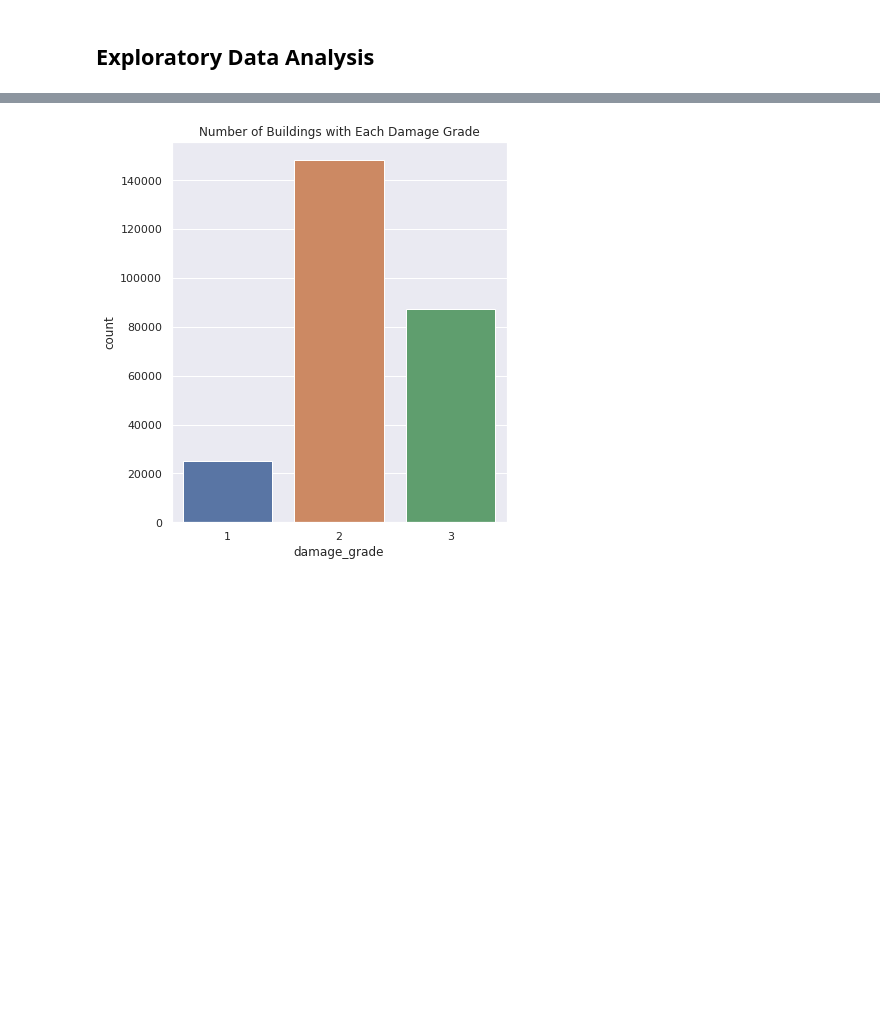
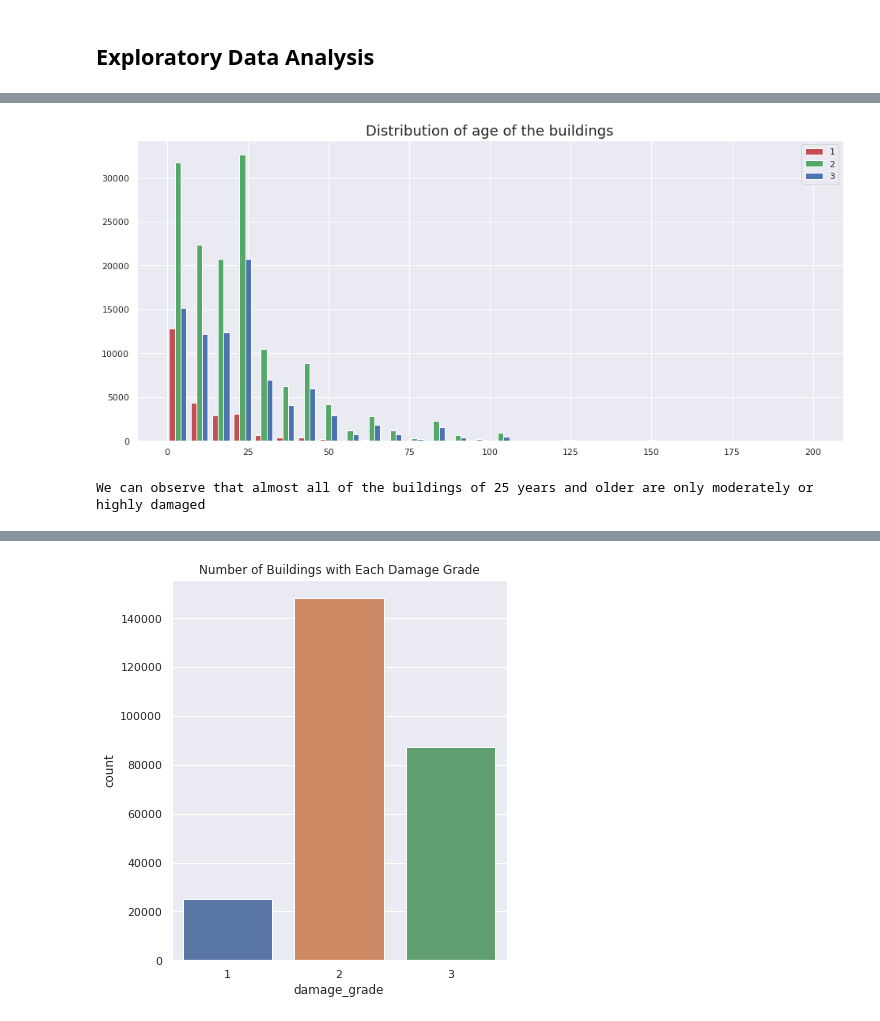
Before and after one commit to aishwarya-1/data_analytics_project, a Jupyter notebook: basic_analysis_EDA.ipynb, the cells around one changed output, grey strips where cells are left out. Cells and saved outputs as stored; diff of their text form; code cells hidden in the pictures; blank space fills up the shorter version.

```diff
--- a/basic_analysis_EDA.ipynb
+++ b/basic_analysis_EDA.ipynb
@@ -255,3 +267,20 @@ df_test.to_csv(path + 'test_values.csv', index = False)
+# %%
+df_merged = train_values.merge(train_labels)
+df_merged_age = df_merged[df.age<500]
+
+damage_grade_1 = df_merged_age[df_merged_age.damage_grade==1]['age']
+damage_grade_2 = df_merged_age[df_merged_age.damage_grade==2]['age']
+damage_grade_3 = df_merged_age[df_merged_age.damage_grade==3]['age']
+
+sns.set(rc={'figure.figsize':(16,7)})
+plt.hist([damage_grade_1, damage_grade_2, damage_grade_3], color=['r','g','b'] ,bins = 30)
+plt.legend(['1','2','3'])
+plt.title('Distribution of age of the buildings', fontdict={'fontsize':18})
+plt.show()
+print('We can observe that almost all of the buildings of 25 years and older are only moderately or highly damaged')
+# %% [output]
+[figure, added]
+We can observe that almost all of the buildings of 25 years and older are only moderately or highly damaged
 # %%
 temp = train_values.merge(train_labels)
 temp = temp[binary_columns+['damage_grade']]
```
Also changed, not shown: parts of 14 cells of this notebook.
